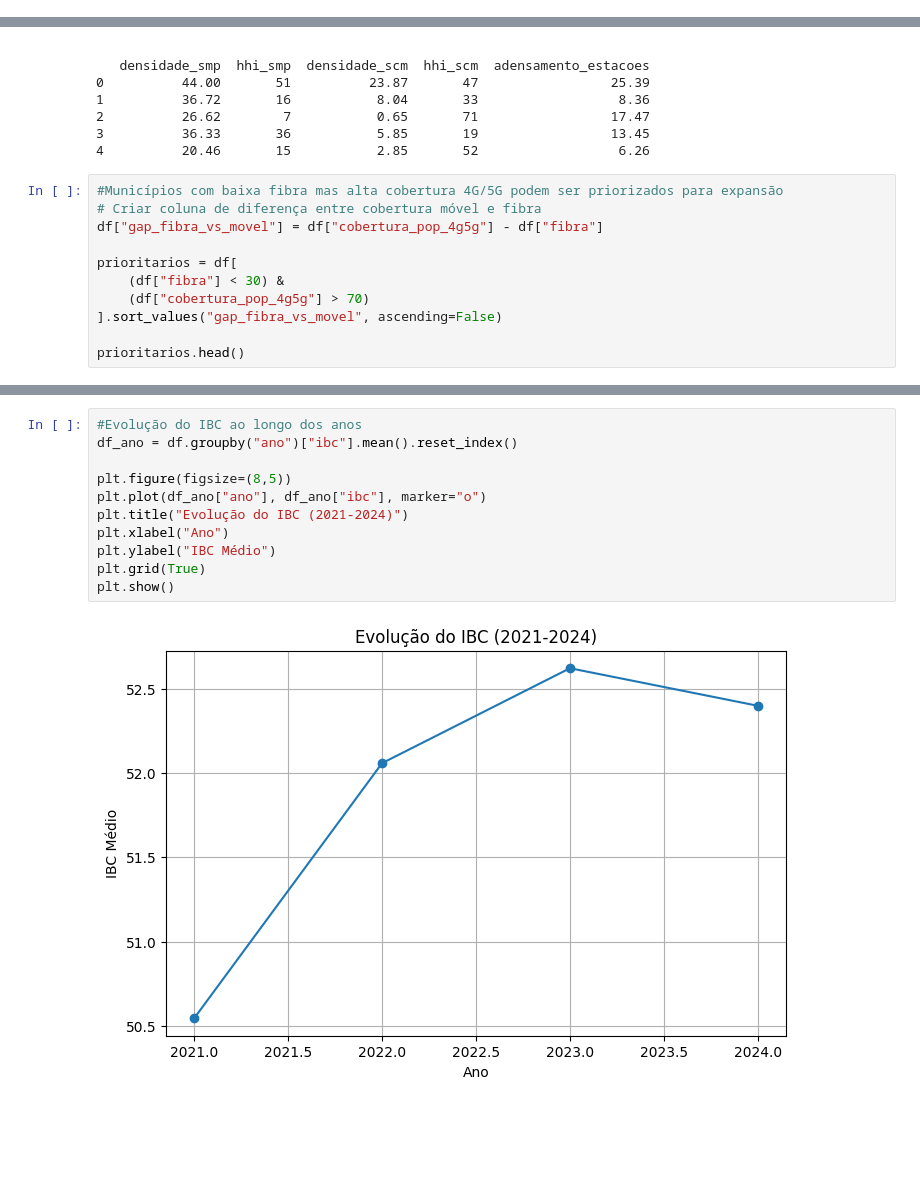
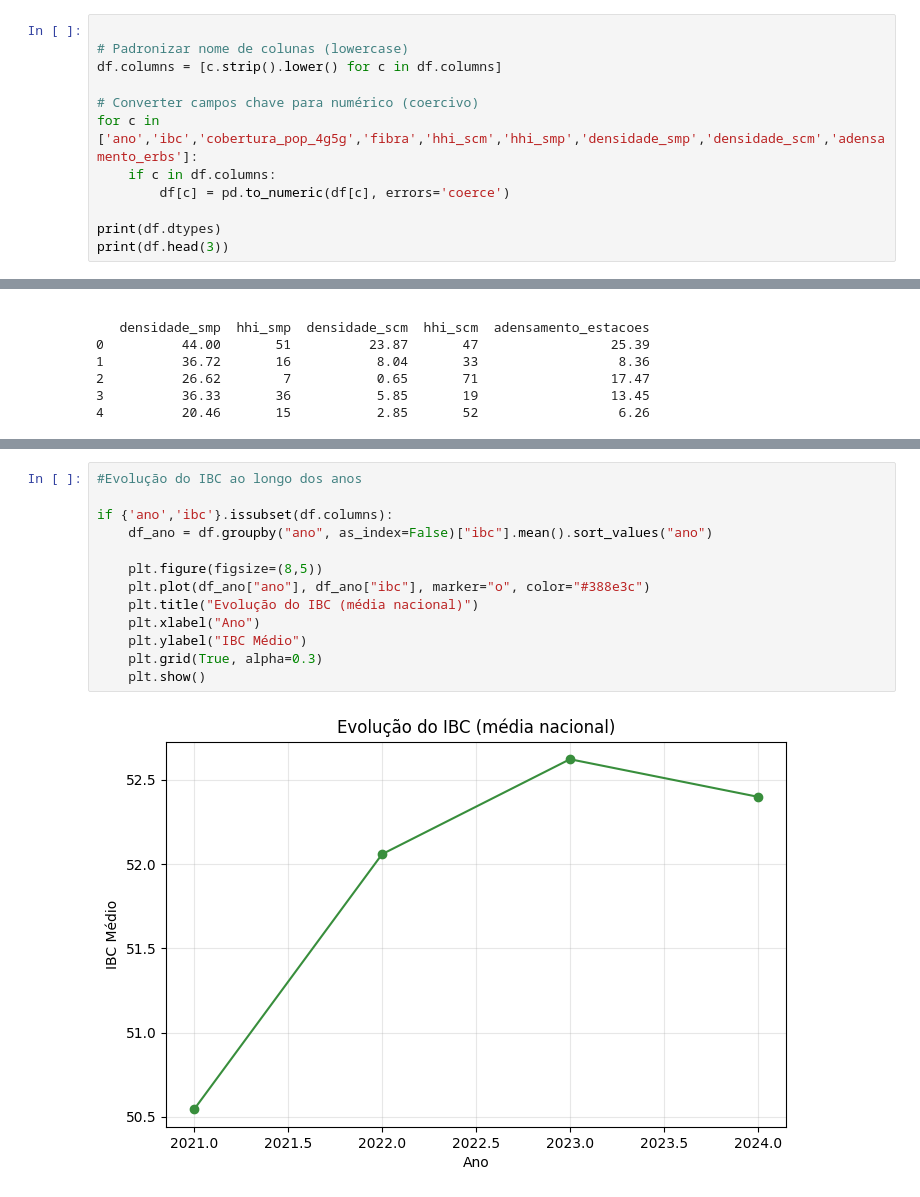
Before and after one commit to lssmsilva/portfolio-conectividade-brasil, a Jupyter notebook: projeto_conectividade/src/analise.ipynb, the cells around one changed output, grey strips where cells are left out. Cells and saved outputs as stored; diff of their text form; blank space fills up the shorter version.

```diff
--- a/projeto_conectividade/src/analise.ipynb
+++ b/projeto_conectividade/src/analise.ipynb
@@ -51,2 +10,14 @@ fig.show()
 path = "D:/OneDriveBackup/OneDrive - Claro SA/LAURA SILVA SOARES DE MELO/arquivos/projetos/projeto_conectividade/data/br_anatel_indice_brasileiro_conectividade_municipio.csv"
 df = pd.read_csv(path, encoding='utf-8')
+# %%
+
+# Padronizar nome de colunas (lowercase)
+df.columns = [c.strip().lower() for c in df.columns]
+
+# Converter campos chave para numérico (coercivo)
+for c in ['ano','ibc','cobertura_pop_4g5g','fibra','hhi_scm','hhi_smp','densidade_smp','densidade_scm','adensamento_erbs']:
+    if c in df.columns:
+        df[c] = pd.to_numeric(df[c], errors='coerce')
+
+print(df.dtypes)
+print(df.head(3))
@@ -69,14 +58,3 @@ Primeiras linhas do dataset:
 2          26.62        7           0.65       71                 17.47
 3          36.33       36           5.85       19                 13.45
 4          20.46       15           2.85       52                  6.26
-# %%
-#Municípios com baixa fibra mas alta cobertura 4G/5G podem ser priorizados para expansão
-# Criar coluna de diferença entre cobertura móvel e fibra
-df["gap_fibra_vs_movel"] = df["cobertura_pop_4g5g"] - df["fibra"]
-
-prioritarios = df[
-    (df["fibra"] < 30) &
-    (df["cobertura_pop_4g5g"] > 70)
-].sort_values("gap_fibra_vs_movel", ascending=False)
-
-prioritarios.head()
@@ -127,15 +101,17 @@ plt.show()
 # %%
 #Evolução do IBC ao longo dos anos
-df_ano = df.groupby("ano")["ibc"].mean().reset_index()
 
-plt.figure(figsize=(8,5))
-plt.plot(df_ano["ano"], df_ano["ibc"], marker="o")
-plt.title("Evolução do IBC (2021-2024)")
-plt.xlabel("Ano")
-plt.ylabel("IBC Médio")
-plt.grid(True)
-plt.show()
+if {'ano','ibc'}.issubset(df.columns):
+    df_ano = df.groupby("ano", as_index=False)["ibc"].mean().sort_values("ano")
+
+    plt.figure(figsize=(8,5))
+    plt.plot(df_ano["ano"], df_ano["ibc"], marker="o", color="#388e3c")
+    plt.title("Evolução do IBC (média nacional)")
+    plt.xlabel("Ano")
+    plt.ylabel("IBC Médio")
+    plt.grid(True, alpha=0.3)
+    plt.show()
 # %% [output]
-[figure, old version]
+[figure, new version]
 # %%
 #Scatter renda x conectividade (exemplo com fibra)
```
Also changed, not shown: parts of 11 cells of this notebook, 6 other files.
